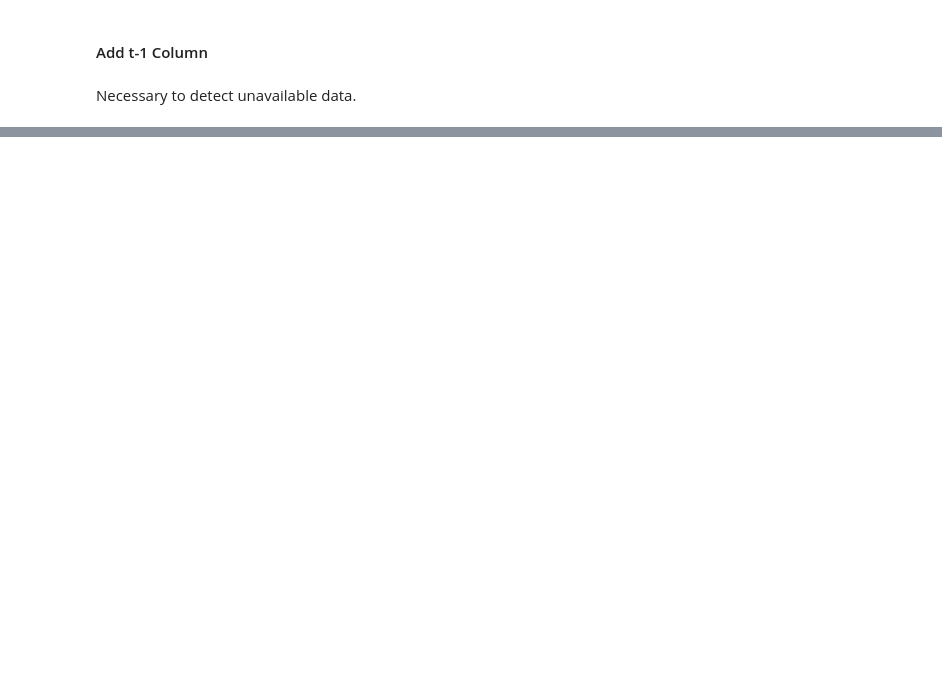
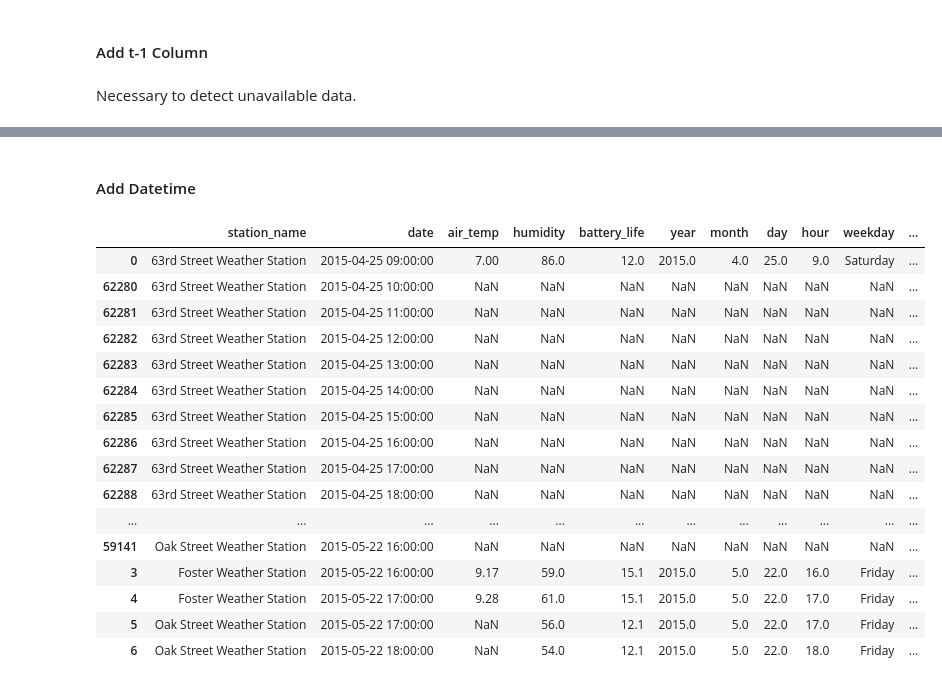
Before and after one commit to floteslof/machine_learning_prognose, a Jupyter notebook: modules/modelling/data_preparation.ipynb, the cells around one changed output, grey strips where cells are left out. Drawn from its saved outputs; the diff is of its cells as text; code cells hidden in the pictures; blank space fills up the shorter version.

```diff
--- a/modules/modelling/data_preparation.ipynb
+++ b/modules/modelling/data_preparation.ipynb
@@ -77,0 +91,72 @@ df.head(3)
+# %% [markdown]
+#### Add Datetime
+# %%
+dfs = [df[df['station_name']=='Oak Street Weather Station'], df[df['station_name']=='Foster Weather Station'], df[df['station_name']=='63rd Street Weather Station']]
+
+if not 'status' in df: df['status'] = 'online'
+if not 'air_temp_t-1' in df: df['air_temp_t-1'] = np.nan
+if not 'humidity_t-1' in df: df['humidity_t-1'] = np.nan
+if not 'battery_life_t-1' in df: df['battery_life_t-1'] = np.nan
+
+for x in dfs:
+
+    prev = None
+
+    for index, row in x.iterrows():
+        try:
+            # if prev is set to None throw exception
+            d1 = prev['date']
+            d2 = row['date']
+
+            diff = int((d2 - d1).seconds / 3600)
+
+            if (diff > 1):
+                for i in range(1, diff):
+                    if i == 1:
+                        data_prev = {
+                            'air_temp_t-1': prev['air_temp'],
+                            'humidity_t-1': prev['humidity'],
+                            'battery_life_t-1': prev['battery_life']
+                        }
+                    else:
+                        data_prev = {}
+
+                    data = {
+                        'station_name': row['station_name'],
+                        'date': d1 + pd.DateOffset(hours=i),
+                        'status': 'offline'
+                    }
+
+                    data.update(data_prev)
+
+                    df_insert = pd.DataFrame.from_records([data])
+                    df = df.append(df_insert, ignore_index=True)
+
+        except TypeError:
+            pass
+
+        prev = row
+
+        if index > 10:
+            break
+
+df = df.sort_values('date')
+df.head(30)
+# %% [output]
+|  | station_name | date | air_temp | humidity | battery_life | year | month | day | hour | weekday | ... |
+| 0 | 63rd Street Weather Station | 2015-04-25 09:00:00 | 7.00 | 86.0 | 12.0 | 2015.0 | 4.0 | 25.0 | 9.0 | Saturday | ... |
+| 62280 | 63rd Street Weather Station | 2015-04-25 10:00:00 | NaN | NaN | NaN | NaN | NaN | NaN | NaN | NaN | ... |
+| 62281 | 63rd Street Weather Station | 2015-04-25 11:00:00 | NaN | NaN | NaN | NaN | NaN | NaN | NaN | NaN | ... |
+| 62282 | 63rd Street Weather Station | 2015-04-25 12:00:00 | NaN | NaN | NaN | NaN | NaN | NaN | NaN | NaN | ... |
+| 62283 | 63rd Street Weather Station | 2015-04-25 13:00:00 | NaN | NaN | NaN | NaN | NaN | NaN | NaN | NaN | ... |
+| 62284 | 63rd Street Weather Station | 2015-04-25 14:00:00 | NaN | NaN | NaN | NaN | NaN | NaN | NaN | NaN | ... |
+| 62285 | 63rd Street Weather Station | 2015-04-25 15:00:00 | NaN | NaN | NaN | NaN | NaN | NaN | NaN | NaN | ... |
+| 62286 | 63rd Street Weather Station | 2015-04-25 16:00:00 | NaN | NaN | NaN | NaN | NaN | NaN | NaN | NaN | ... |
+| 62287 | 63rd Street Weather Station | 2015-04-25 17:00:00 | NaN | NaN | NaN | NaN | NaN | NaN | NaN | NaN | ... |
+| 62288 | 63rd Street Weather Station | 2015-04-25 18:00:00 | NaN | NaN | NaN | NaN | NaN | NaN | NaN | NaN | ... |
+| ... | ... | ... | ... | ... | ... | ... | ... | ... | ... | ... | ... |
+| 59141 | Oak Street Weather Station | 2015-05-22 16:00:00 | NaN | NaN | NaN | NaN | NaN | NaN | NaN | NaN | ... |
+| 3 | Foster Weather Station | 2015-05-22 16:00:00 | 9.17 | 59.0 | 15.1 | 2015.0 | 5.0 | 22.0 | 16.0 | Friday | ... |
+| 4 | Foster Weather Station | 2015-05-22 17:00:00 | 9.28 | 61.0 | 15.1 | 2015.0 | 5.0 | 22.0 | 17.0 | Friday | ... |
+| 5 | Oak Street Weather Station | 2015-05-22 17:00:00 | NaN | 56.0 | 12.1 | 2015.0 | 5.0 | 22.0 | 17.0 | Friday | ... |
+| 6 | Oak Street Weather Station | 2015-05-22 18:00:00 | NaN | 54.0 | 12.1 | 2015.0 | 5.0 | 22.0 | 18.0 | Friday | ... |
```
Also changed, not shown: parts of 4 cells of this notebook, 3 other files.
